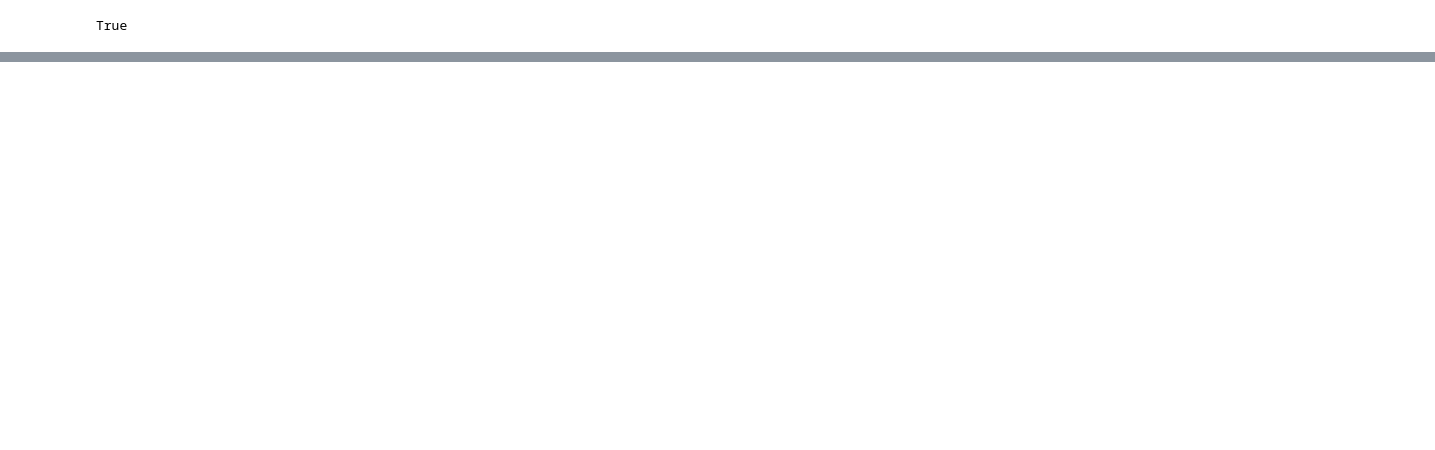
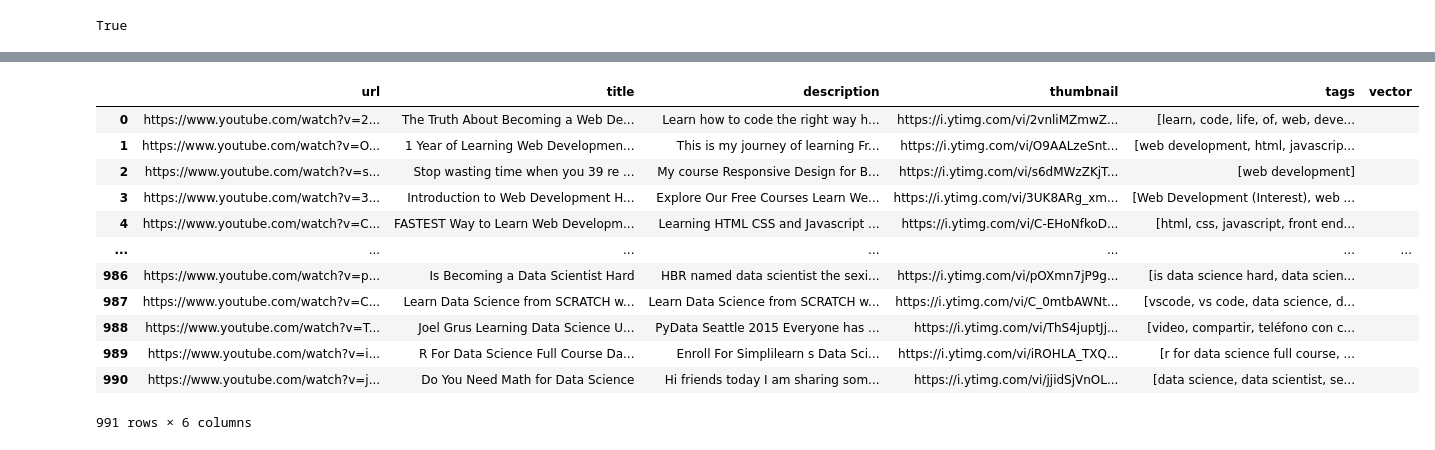
Before and after one commit to PChaparro/search-engine, a Jupyter notebook: backend/opensearch/setup_opensearch.ipynb, the cells around one changed output, grey strips where cells are left out. Saved outputs shown, nothing was run; the diff lists cells and outputs as text; code cells hidden in the pictures; blank space fills up the shorter version.

Commit message:
:construction: Create vector column

```diff
--- a/backend/opensearch/setup_opensearch.ipynb
+++ b/backend/opensearch/setup_opensearch.ipynb
@@ -41,0 +54,6 @@ True
+# %%
+# Read json as pandas dataframe
+file = open('../../data/cleansing/data.json')
+data = json.load(file)
+df = pd.DataFrame(data)
+df
@@ -41,0 +74,19 @@ True
+# %%
+# Add the vector column
+df_bk = df.copy()
+df_bk = df_bk.assign(vector="")
+df_bk
+# %% [output]
+|  | url | title | description | thumbnail | tags | vector |
+| 0 | https://www.youtube.com/watch?v=2... | The Truth About Becoming a Web De... | Learn how to code the right way h... | https://i.ytimg.com/vi/2vnliMZmwZ... | [learn, code, life, of, web, deve... |  |
+| 1 | https://www.youtube.com/watch?v=O... | 1 Year of Learning Web Developmen... | This is my journey of learning Fr... | https://i.ytimg.com/vi/O9AALzeSnt... | [web development, html, javascrip... |  |
+| 2 | https://www.youtube.com/watch?v=s... | Stop wasting time when you 39 re ... | My course Responsive Design for B... | https://i.ytimg.com/vi/s6dMWzZKjT... | [web development] |  |
+| 3 | https://www.youtube.com/watch?v=3... | Introduction to Web Development H... | Explore Our Free Courses Learn We... | https://i.ytimg.com/vi/3UK8ARg_xm... | [Web Development (Interest), web ... |  |
+| 4 | https://www.youtube.com/watch?v=C... | FASTEST Way to Learn Web Developm... | Learning HTML CSS and Javascript ... | https://i.ytimg.com/vi/C-EHoNfkoD... | [html, css, javascript, front end... |  |
+| ... | ... | ... | ... | ... | ... | ... |
+| 986 | https://www.youtube.com/watch?v=p... | Is Becoming a Data Scientist Hard | HBR named data scientist the sexi... | https://i.ytimg.com/vi/pOXmn7jP9g... | [is data science hard, data scien... |  |
+| 987 | https://www.youtube.com/watch?v=C... | Learn Data Science from SCRATCH w... | Learn Data Science from SCRATCH w... | https://i.ytimg.com/vi/C_0mtbAWNt... | [vscode, vs code, data science, d... |  |
+| 988 | https://www.youtube.com/watch?v=T... | Joel Grus Learning Data Science U... | PyData Seattle 2015 Everyone has ... | https://i.ytimg.com/vi/ThS4juptJj... | [video, compartir, teléfono con c... |  |
+| 989 | https://www.youtube.com/watch?v=i... | R For Data Science Full Course Da... | Enroll For Simplilearn s Data Sci... | https://i.ytimg.com/vi/iROHLA_TXQ... | [r for data science full course, ... |  |
+| 990 | https://www.youtube.com/watch?v=j... | Do You Need Math for Data Science | Hi friends today I am sharing som... | https://i.ytimg.com/vi/jjidSjVnOL... | [data science, data scientist, se... |  |
+991 rows × 6 columns
```
Also changed, not shown: parts of 9 cells of this notebook, 1 other file.
